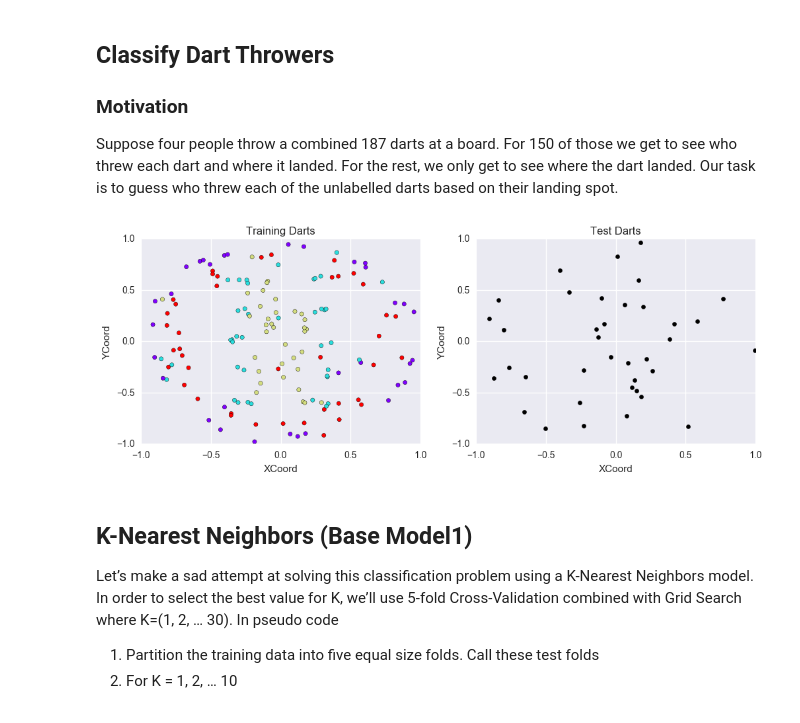
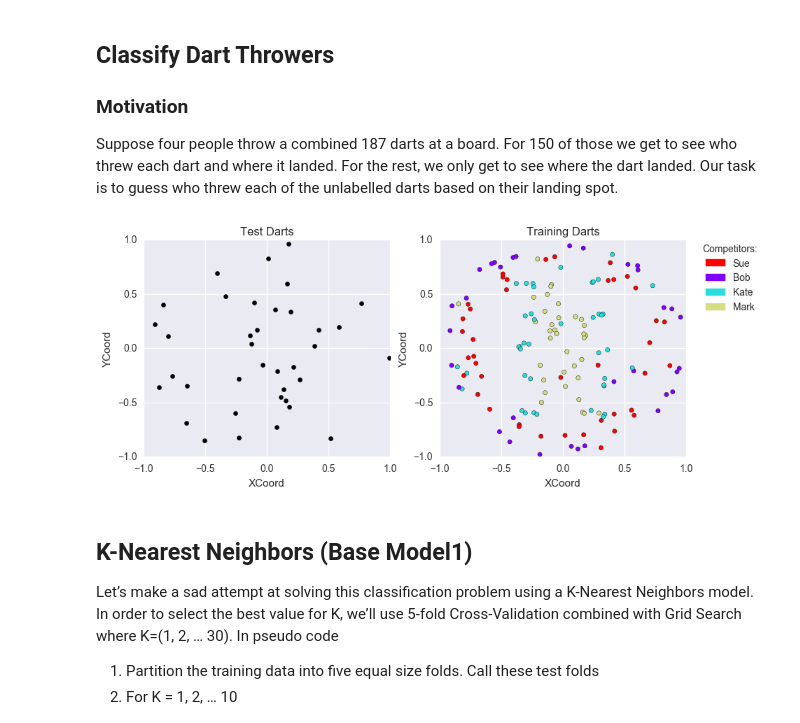
Before and after one commit to ben519/MLPB, a Jupyter notebook: Problems/Classify_Dart_Throwers/classify_dart_throwers.ipynb, the cells around one changed output. Saved outputs shown, nothing was run; the diff lists cells and outputs as text; code cells hidden in the pictures.

Commit message:
* [WIP] Update interactive Classify Dart Throwers article

```diff
--- a/Problems/Classify_Dart_Throwers/classify_dart_throwers.ipynb
+++ b/Problems/Classify_Dart_Throwers/classify_dart_throwers.ipynb
@@ -21,30 +22,47 @@ import pandas as pd
 
 %matplotlib inline
 # %%
-train = pd.read_csv("_Data/train.csv", )
+train = pd.read_csv("_Data/train.csv")
+train = train.sort_values(['ID'])
 test = pd.read_csv("_Data/test.csv")
+test = test.sort_values(['ID'])
 
 from sklearn.preprocessing import LabelEncoder
 
 le = LabelEncoder()
-le.fit(train['Competitor'].unique())
+c_names = train['Competitor'].unique()
+le.fit(c_names)
 train.loc[:, 'Competitor_id'] = le.transform(train['Competitor'])
 test.loc[:, 'Competitor_id'] = le.transform(test['Competitor'])
 # %%
+from matplotlib.patches import Patch
+
+plt_cmap = plt.cm.get_cmap('rainbow')
+c_ids = le.transform(c_names)
+ll = len(c_names)-1
+legend_handles = [Patch(color=plt_cmap(c*1.0/ll), label=l) for c, l in zip(c_ids, c_names)]
+
 def plot_data(df, title='', colors='k'):
     plt.title(title)
-    plt.scatter(df['XCoord'], df['YCoord'], c=colors, cmap=plt.cm.rainbow)
+    ax = plt.scatter(df['XCoord'], df['YCoord'], c=colors, cmap=plt_cmap)
     plt.xlabel("XCoord"); plt.ylabel("YCoord")
     plt.xlim((-1, 1)); plt.ylim((-1, 1))
+    return ax
 
-
-plt.figure(figsize=(12, 4))
+plt.figure(figsize=(10, 4))
+plt.subplot(122)
+ax = plot_data(train, "Training Darts", train['Competitor_id'])
+plt.legend(
+    title="Competitors:",
+    handles=legend_handles,
+    labels=c_names.tolist(),
+    bbox_to_anchor=(1.05, 1),
+    loc=2,
+    borderaxespad=0.)
 plt.subplot(121)
-plot_data(train, "Training Darts", train['Competitor_id'])
-plt.subplot(122)
-plot_data(test, "Test Darts", 'k')
+_ = plot_data(test, "Test Darts")
 # %% [output]
-[figure, old version]
+[figure, new version]
 # %% [markdown]
 ## K-Nearest Neighbors (Base Model1)
 
```
Also changed, not shown: parts of 27 cells of this notebook.
